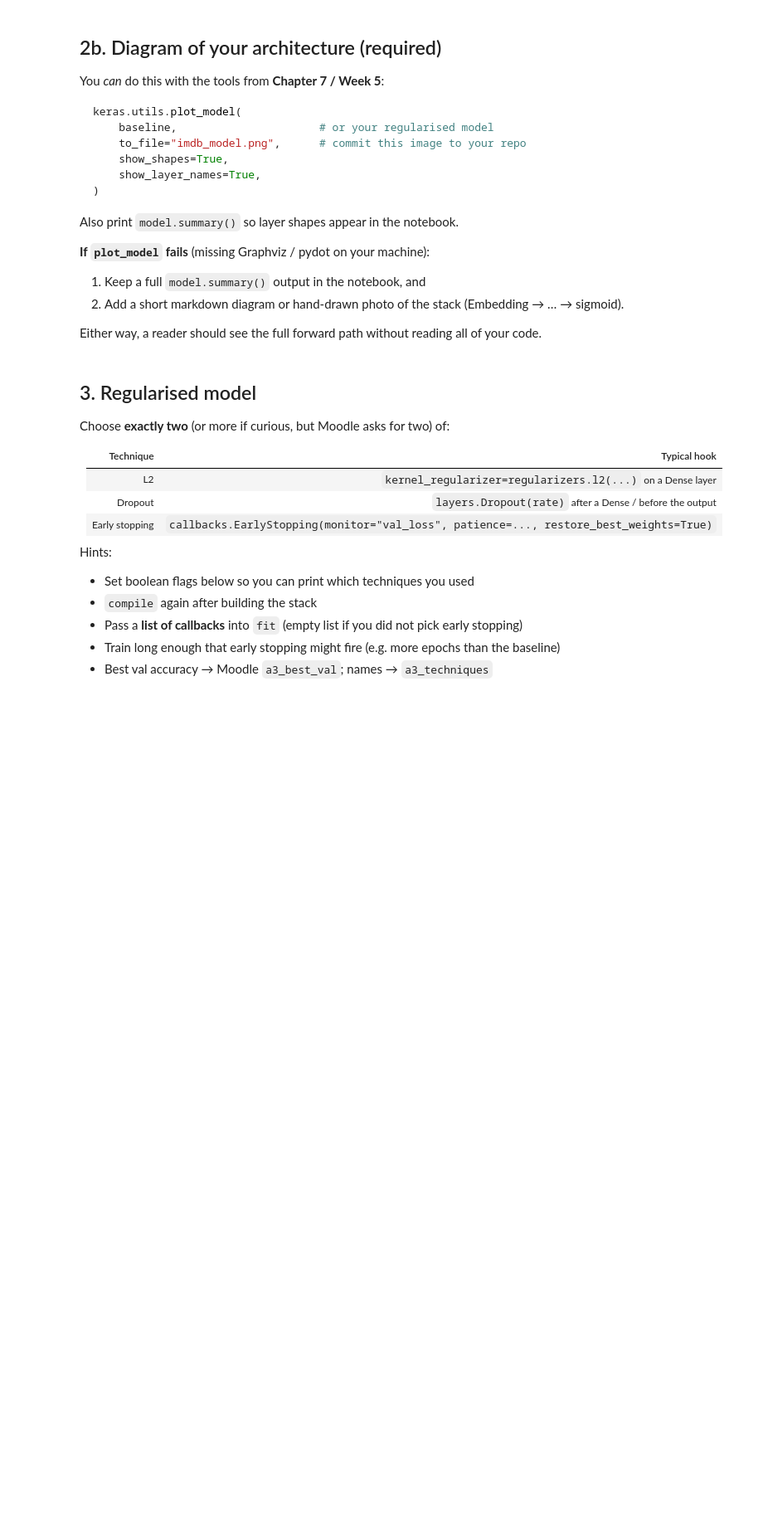
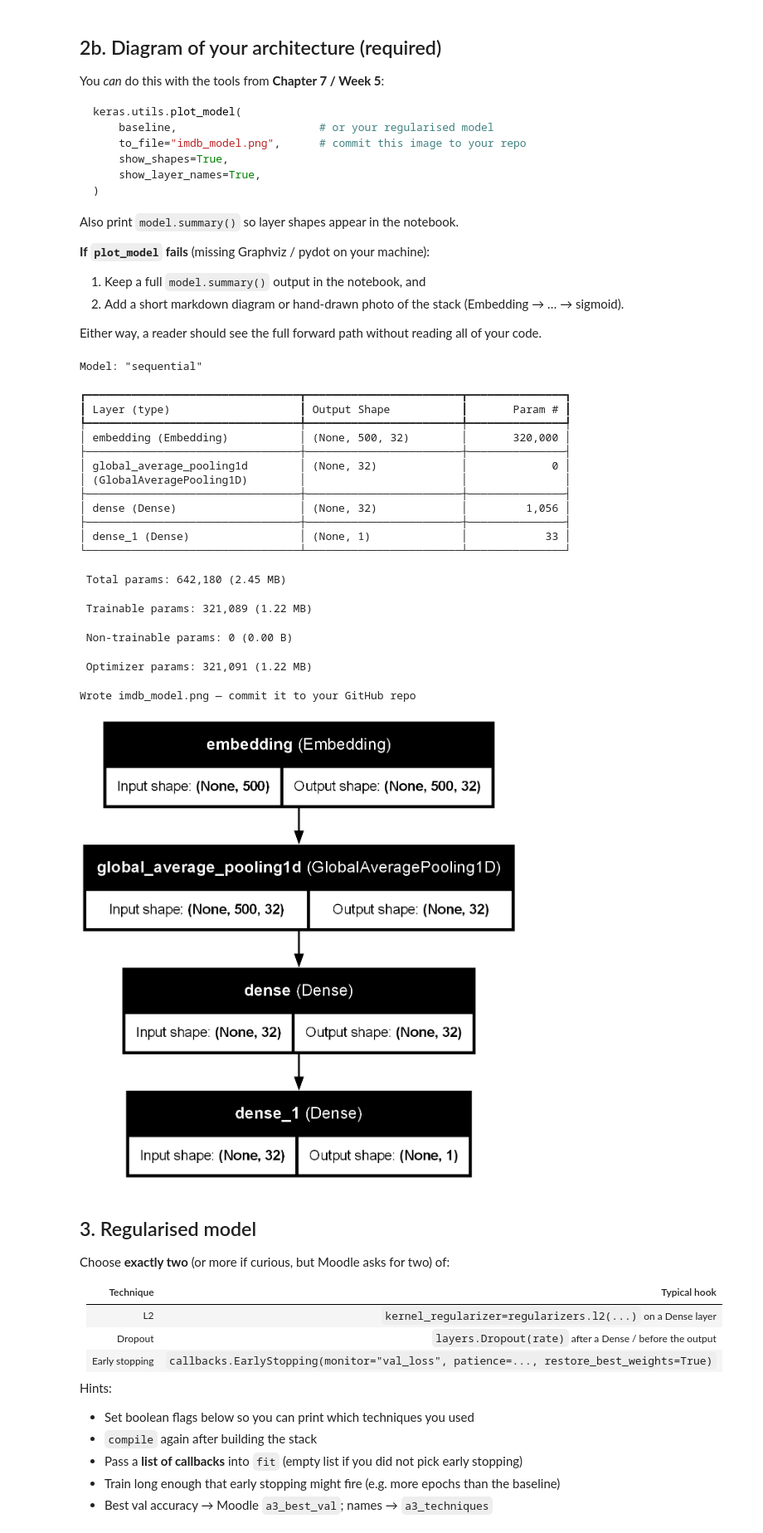
Before and after one commit to Frank-Ping/DATAX504-Yuanhao, a Jupyter notebook: a3_regularisation.ipynb, the cells around one changed output. Shown at 83% size. Cells and saved outputs as stored; diff of their text form; code cells hidden in the pictures; blank space fills up the shorter version.

Commit message:
A3: Add IMDB model architecture summary and diagram

```diff
--- a/a3_regularisation.ipynb
+++ b/a3_regularisation.ipynb
@@ -148,26 +151,46 @@ Also print `model.summary()` so layer shapes appear in the notebook.
 Either way, a reader should see the full forward path without reading all of your code.
 # %%
 # TODO: print architecture summary
-# baseline.summary()
+baseline.summary()
 
 # TODO: save a DAG figure when Graphviz/pydot are available
 DIAGRAM_FILE = "imdb_model.png"
 if plot_model is not None:
     try:
         plot_model(
             baseline,  # swap for reg_model later if you prefer that diagram
             to_file=DIAGRAM_FILE,
             show_shapes=True,
             show_layer_names=True,
         )
         print(f"Wrote {DIAGRAM_FILE} — commit it to your GitHub repo")
         # Optional: display in notebook
-        # from IPython.display import Image, display
-        # display(Image(DIAGRAM_FILE))
+        from IPython.display import Image, display
+        display(Image(DIAGRAM_FILE))
     except Exception as e:
         print("plot_model failed — use summary + hand diagram:", e)
 else:
     print("plot_model unavailable — use model.summary() and a markdown/hand diagram")
+# %% [output]
+Model: "sequential"
+┏━━━━━━━━━━━━━━━━━━━━━━━━━━━━━━━━━┳━━━━━━━━━━━━━━━━━━━━━━━━┳━━━━━━━━━━━━━━━┓
+┃ Layer (type)                    ┃ Output Shape           ┃       Param # ┃
+┡━━━━━━━━━━━━━━━━━━━━━━━━━━━━━━━━━╇━━━━━━━━━━━━━━━━━━━━━━━━╇━━━━━━━━━━━━━━━┩
+│ embedding (Embedding)           │ (None, 500, 32)        │       320,000 │
+├─────────────────────────────────┼────────────────────────┼───────────────┤
+│ global_average_pooling1d        │ (None, 32)             │             0 │
+│ (GlobalAveragePooling1D)        │                        │               │
+├─────────────────────────────────┼────────────────────────┼───────────────┤
+│ dense (Dense)                   │ (None, 32)             │         1,056 │
+├─────────────────────────────────┼────────────────────────┼───────────────┤
+│ dense_1 (Dense)                 │ (None, 1)              │            33 │
+└─────────────────────────────────┴────────────────────────┴───────────────┘
+ Total params: 642,180 (2.45 MB)
+ Trainable params: 321,089 (1.22 MB)
+ Non-trainable params: 0 (0.00 B)
+ Optimizer params: 321,091 (1.22 MB)
+Wrote imdb_model.png — commit it to your GitHub repo
+[figure, added]
 # %% [markdown]
 ## 3. Regularised model
 
```
Also changed, not shown: parts of 2 cells of this notebook, 4 other files.
